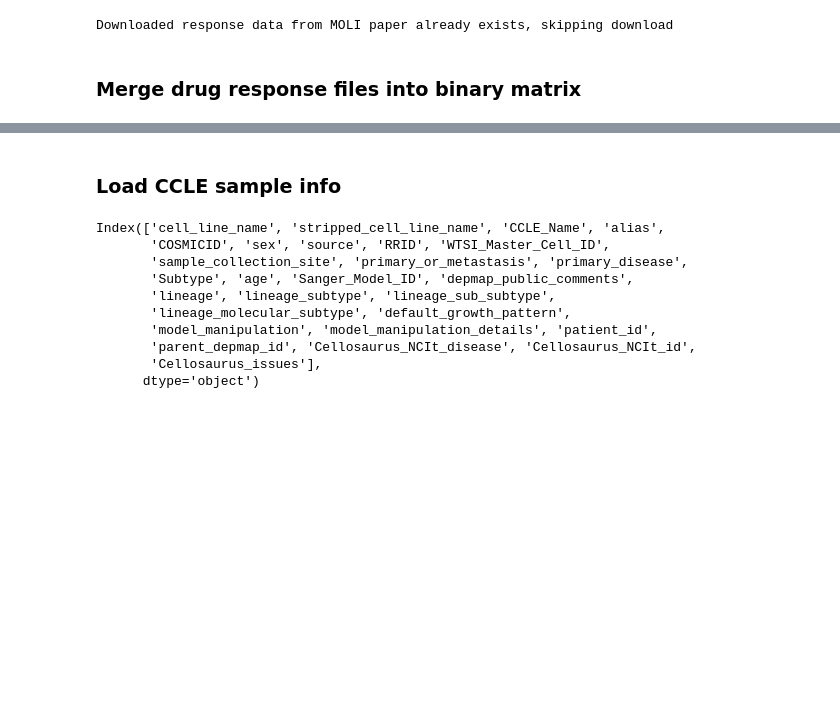
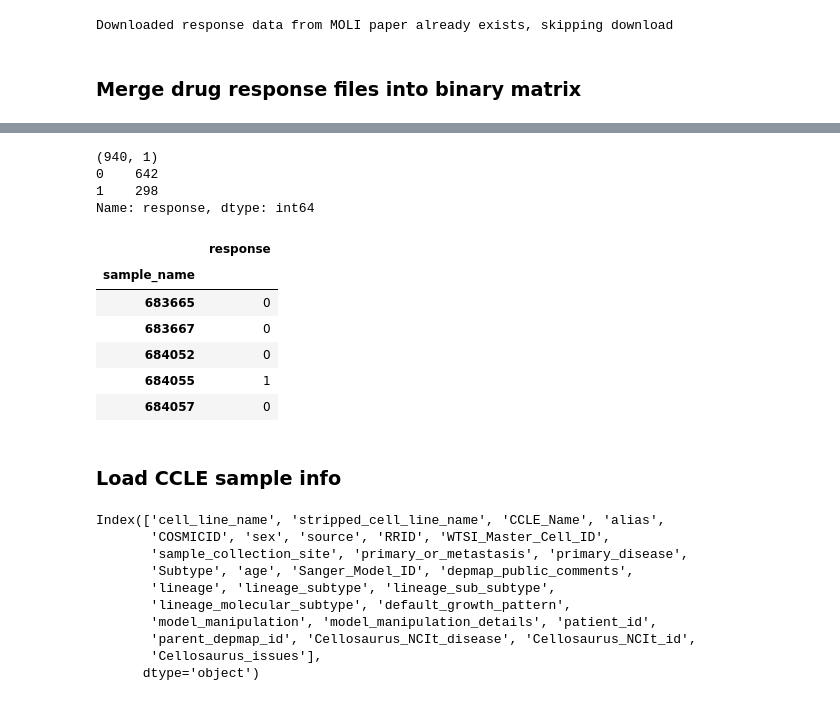
Before and after one commit to greenelab/pancancer-evaluation, a Jupyter notebook: 08_cell_line_prediction/download_drug_data.ipynb, the cells around one changed output, grey strips where cells are left out. Drawn from its saved outputs; the diff is of its cells as text; code cells hidden in the pictures; blank space fills up the shorter version.

```diff
--- a/08_cell_line_prediction/download_drug_data.ipynb
+++ b/08_cell_line_prediction/download_drug_data.ipynb
@@ -115,0 +148,42 @@ drugs_df.to_csv(cfg.cell_line_drug_response_matrix, sep='\t')
+# %%
+# here we want to get the union of EGFRi-sensitive cell lines
+# in other words, if a cell line is sensitive to any of the EGFR
+# inhibitors, we mark it as sensitive, otherwise resistant
+all_egfri_df = None
+for drug in drug_df.drug.unique():
+    drug_specific_df = (drug_df[drug_df.drug == drug]
+      .reindex(all_index)
+      .fillna(0)
+    )
+    # 0 = resistant, 1 = sensitive
+    drug_specific_df['response'] = (drug_specific_df.response
+        .replace(to_replace='R', value='0')
+        .replace(to_replace='S', value='1')
+        .astype(int)
+    )
+    if all_egfri_df is None:
+        all_egfri_df = (drug_specific_df
+          .loc[:, ['response']]
+        )
+    else:
+        all_egfri_df['response'] += (
+            drug_specific_df.response
+        )
+
+all_egfri_df['response'] = all_egfri_df.response.astype(bool).astype(int)
+
+print(all_egfri_df.shape)
+print(all_egfri_df.response.value_counts())
+all_egfri_df.head()
+# %% [output]
+(940, 1)
+0    642
+1    298
+Name: response, dtype: int64
+|  | response |
+| sample_name |  |
+| 683665 | 0 |
+| 683667 | 0 |
+| 684052 | 0 |
+| 684055 | 1 |
+| 684057 | 0 |
```
Also changed, not shown: parts of 5 cells of this notebook, 2 other files.
